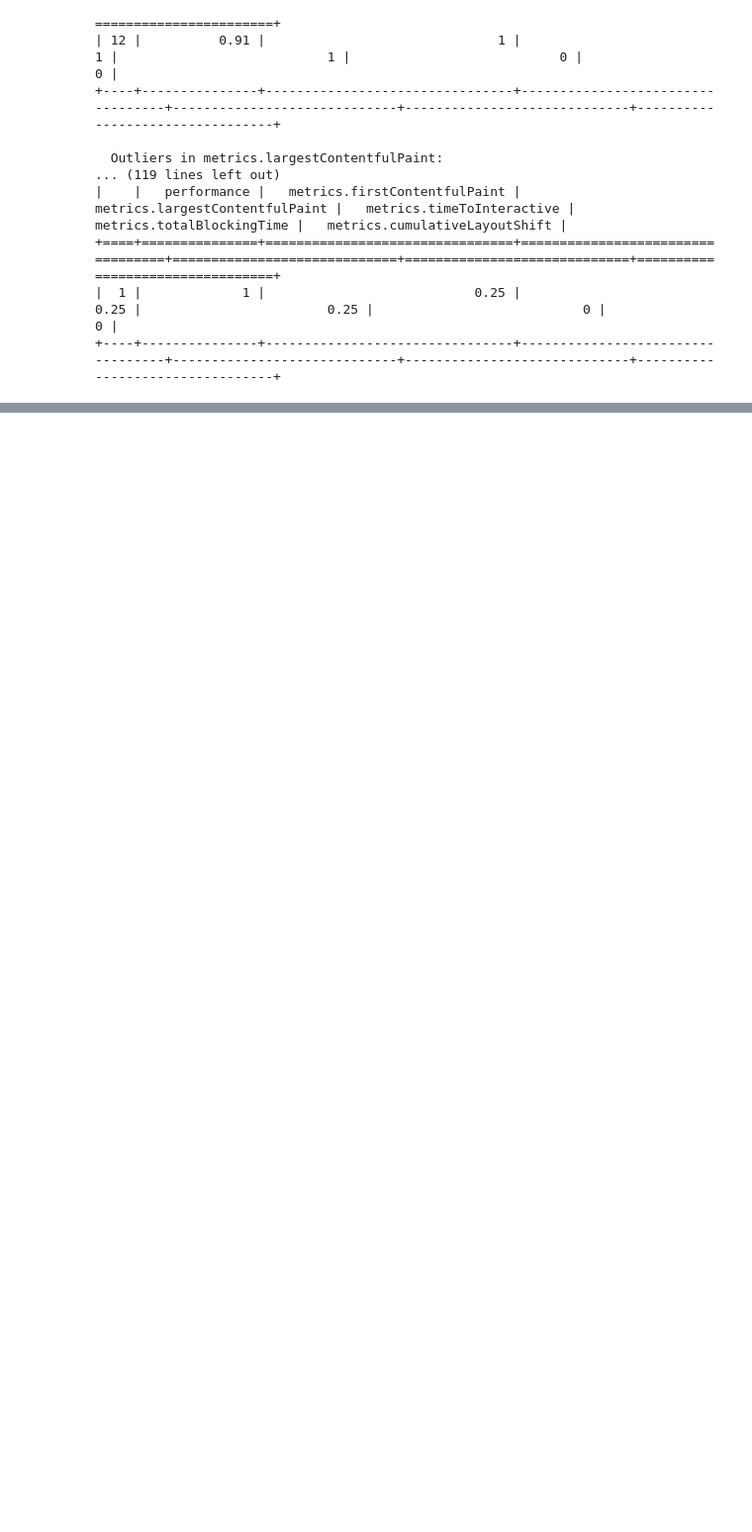
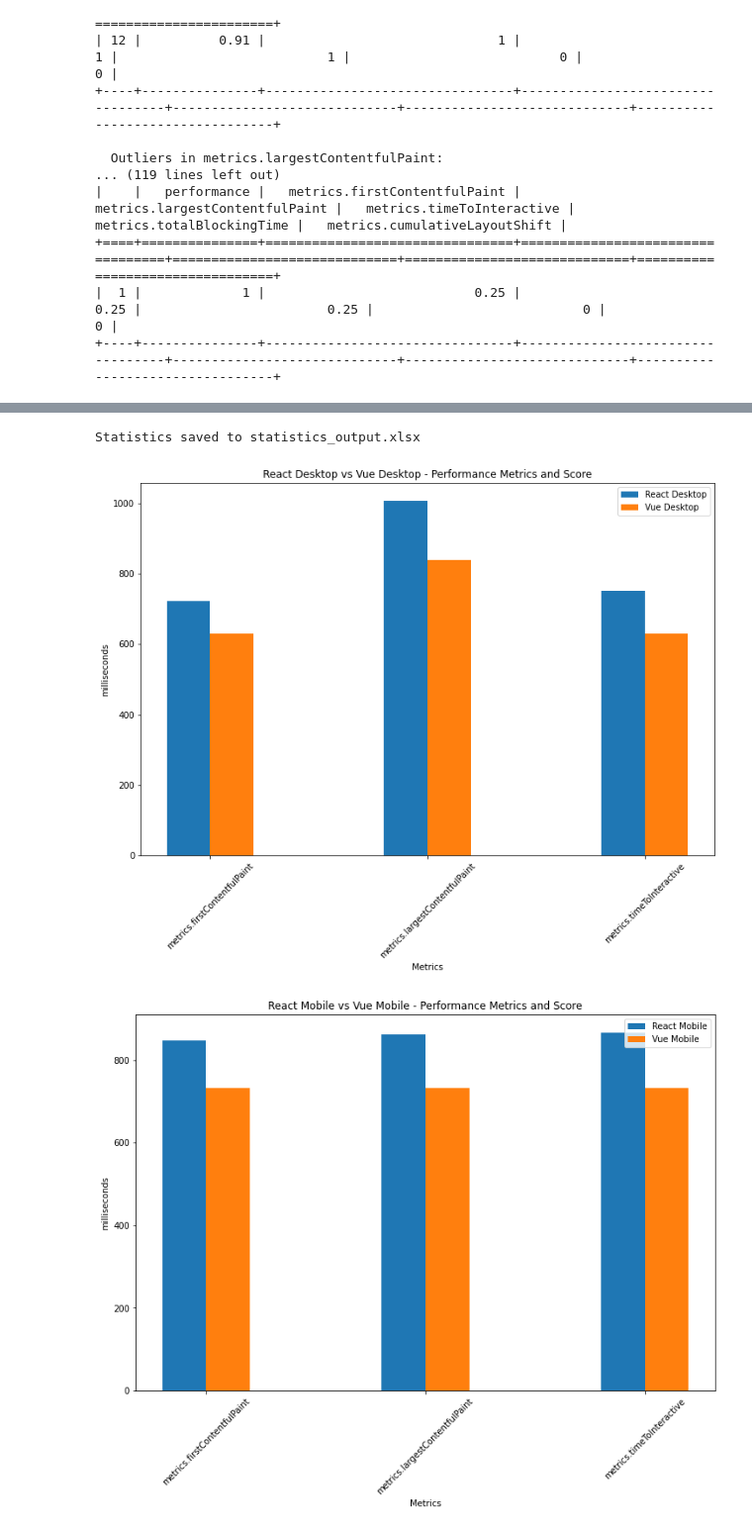
Before and after one commit to KoltaG/thesis-metrics, a Jupyter notebook: lighthouse-evaulate/lighthouse-evaluation.ipynb, the cells around one changed output, grey strips where cells are left out. Shown at 99% size. Drawn from its saved outputs; the diff is of its cells as text; code cells hidden in the pictures; blank space fills up the shorter version.

```diff
--- a/lighthouse-evaulate/lighthouse-evaluation.ipynb
+++ b/lighthouse-evaulate/lighthouse-evaluation.ipynb
@@ -143,8 +256,8 @@ outlier_df
 # %%
 
-# # Statistics
-# def get_statistics(df):
-#     stats = df.describe().loc[["mean", "50%", "std"]].rename(index={"50%": "median"})
-#     return stats
+# Statistics
+def get_statistics(df):
+    stats = df.describe().loc[["mean", "50%", "std"]].rename(index={"50%": "median"})
+    return stats
 
-# statistics = {name: get_statistics(df) for name, df in dataframes.items()}
+statistics = {name: get_statistics(df) for name, df in dataframes_no_outliers.items()}
@@ -150,0 +293,70 @@ outlier_df
+# %%
+output_file = "statistics_output.xlsx"
+
+with pd.ExcelWriter(output_file) as writer:
+    for dataset_name, stats_df in statistics.items():
+        stats_df.to_excel(writer, sheet_name=dataset_name)
+
+print(f"Statistics saved to {output_file}")
+# %% [output]
+Statistics saved to statistics_output.xlsx
+# %%
+import matplotlib.pyplot as plt
+import numpy as np
+
+def plot_grouped_bar(metrics, datasets, title):
+    labels = list(datasets.keys())
+    num_metrics = len(metrics)
+    x = np.arange(len(metrics))
+    width = 0.2
+
+    fig, ax = plt.subplots(figsize=(12, 8))
+
+    for i, (label, df) in enumerate(datasets.items()):
+        means = [df.loc['mean', metric] for metric in metrics]
+        ax.bar(x + i * width, means, width, label=label)
+
+    ax.set_xlabel('Metrics')
+    ax.set_ylabel('milliseconds')
+    ax.set_title(title)
+    ax.set_xticks(x + width / 2)
+    ax.set_xticklabels(metrics, rotation=45)
+    ax.legend()
+
+    plt.show()
+
+metrics_to_compare = [
+    'metrics.firstContentfulPaint',
+    'metrics.largestContentfulPaint',
+    'metrics.timeToInteractive',
+]
+
+# React Desktop vs Vue Desktop
+plot_grouped_bar(metrics_to_compare, {
+    'React Desktop': statistics['react_desktop'],
+    'Vue Desktop': statistics['vue_desktop']
+}, 'React Desktop vs Vue Desktop - Performance Metrics and Score')
+
+# React Mobile vs Vue Mobile
+plot_grouped_bar(metrics_to_compare, {
+    'React Mobile': statistics['react_mobile'],
+    'Vue Mobile': statistics['vue_mobile']
+}, 'React Mobile vs Vue Mobile - Performance Metrics and Score')
+
+# React Desktop vs React Mobile
+plot_grouped_bar(metrics_to_compare, {
+    'React Desktop': statistics['react_desktop'],
+    'React Mobile': statistics['react_mobile']
+}, 'React Desktop vs React Mobile - Performance Metrics and Score')
+
+# Vue Desktop vs Vue Mobile
+plot_grouped_bar(metrics_to_compare, {
+    'Vue Desktop': statistics['vue_desktop'],
+    'Vue Mobile': statistics['vue_mobile']
+}, 'Vue Desktop vs Vue Mobile - Performance Metrics and Score')
+
+# All datasets
+plot_grouped_bar(metrics_to_compare, statistics, 'All Datasets - Performance Metrics and Score')
+# %% [output]
+[figure, added]
+[figure, added]
```
Also changed, not shown: parts of 15 cells of this notebook.
